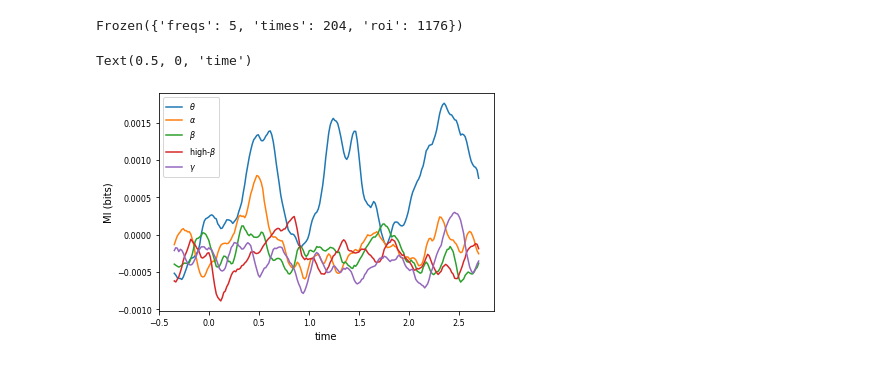
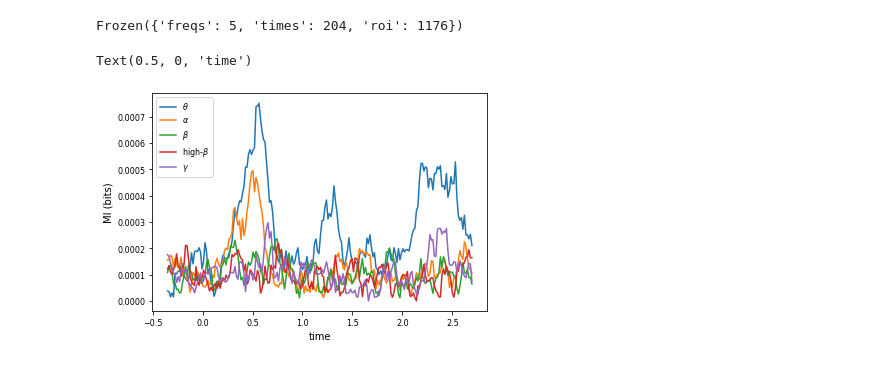
Before and after one commit to ViniciusLima94/GrayData-Analysis, a Jupyter notebook: notebooks/6.3. Stimulus encoding analysis.ipynb, the cells around one changed output. Cells and saved outputs as stored; diff of their text form; code cells hidden in the pictures.

```diff
--- a/notebooks/6.3. Stimulus encoding analysis.ipynb
+++ b/notebooks/6.3. Stimulus encoding analysis.ipynb
@@ -266,7 +246,4 @@ Use either :
 * 'tfce' for a TFCE threshold
 """
 cluster_th = 'tfce'  # {float, None, 'tfce'}
-
-for mcp in mcps:
-    print(f'-> FFX / MCP={mcp}')
-    mi, pvalues = wf.fit(dt, mcp=mcp, cluster_th=cluster_th, **kw)
+mi, pvalues = wf.fit(dt, mcp="cluster", cluster_th=cluster_th, **kw)
@@ -306,10 +261,10 @@ mi.sizes
 # %% [output]
 Frozen({'freqs': 5, 'times': 204, 'roi': 1176})
 # %%
-plt.plot(mi.times, np.nanmean(mi,-1).T )
+plt.plot(mi.times, np.nanmean(mi*(pvalues<=0.05),-1).T )
 plt.legend(band_names)
 plt.ylabel("MI (bits)")
 plt.xlabel("time")
 # %% [output]
 Text(0.5, 0, 'time')
-[figure, old version]
+[figure, new version]
```
Also changed, not shown: parts of 6 cells of this notebook.
